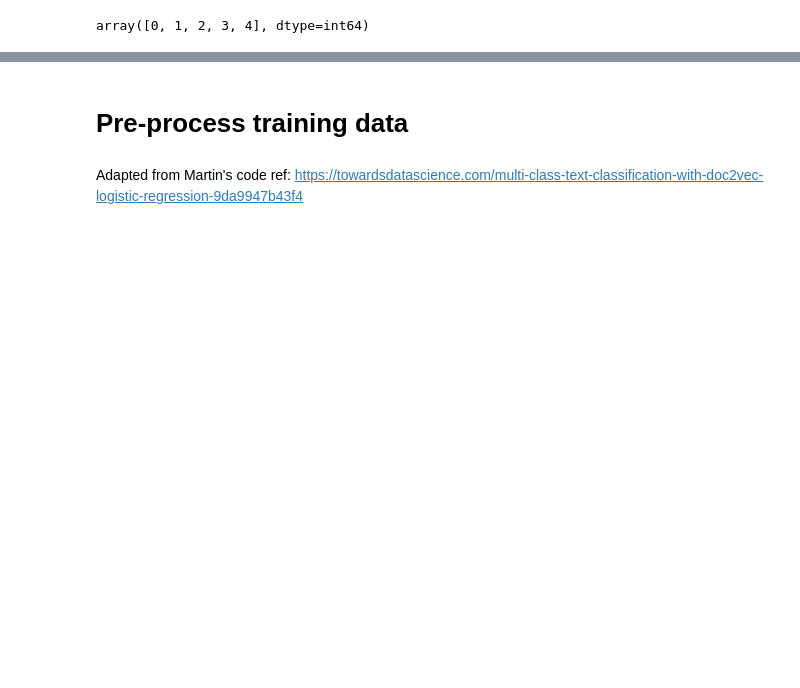
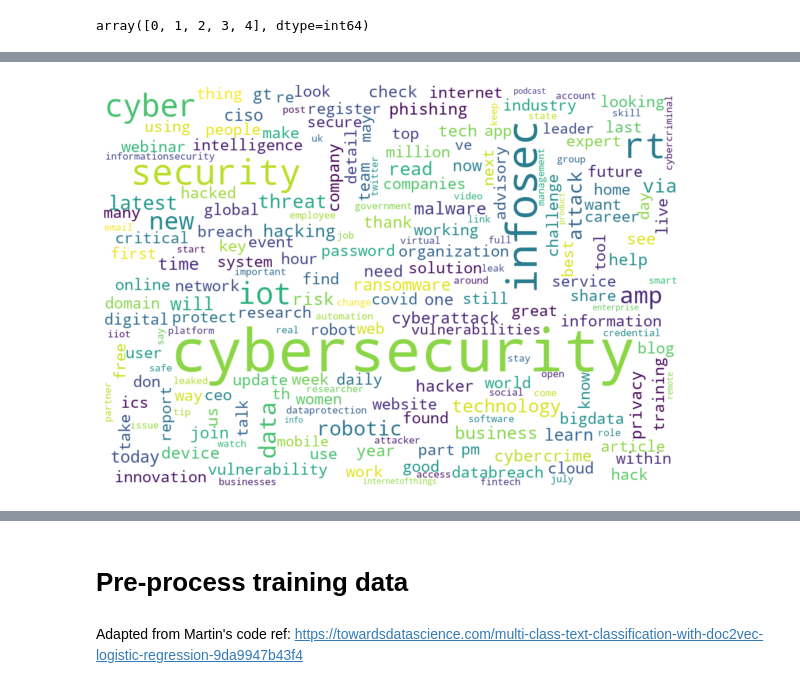
Before and after one commit to cosmohawk/summer_project_2020, a Jupyter notebook: notebooks/tweet_training_XGB.ipynb, the cells around one changed output, grey strips where cells are left out. Saved outputs shown, nothing was run; the diff lists cells and outputs as text; code cells hidden in the pictures; blank space fills up the shorter version.

```diff
--- a/notebooks/tweet_training_XGB.ipynb
+++ b/notebooks/tweet_training_XGB.ipynb
@@ -257,3 +196,5 @@ wordcloud_plot(grouped['text'][1])
 # %%
-wordcloud_plot(grouped['text'][2])
+wordcloud_plot(grouped[2])
+# %% [output]
+[figure, added]
 # %%
```
Also changed, not shown: parts of 55 cells of this notebook.
